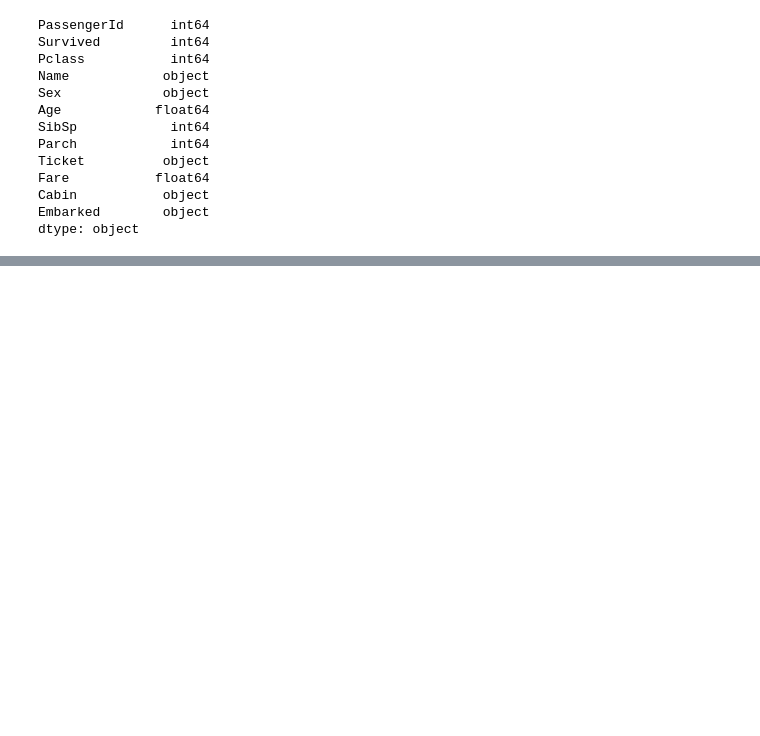
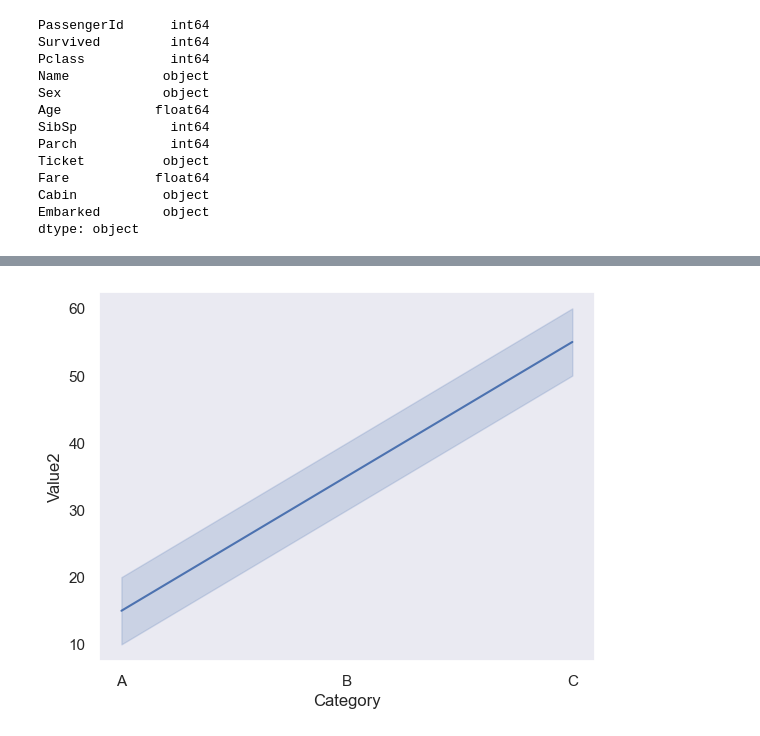
Before and after one commit to NikitaaArora/Ineuron, a Jupyter notebook: Python/Libraries/PANDAS/seaborn+matlotlib.ipynb, the cells around one changed output, grey strips where cells are left out. Saved outputs shown, nothing was run; the diff lists cells and outputs as text; code cells hidden in the pictures; blank space fills up the shorter version.

```diff
--- a/Python/Libraries/PANDAS/seaborn+matlotlib.ipynb
+++ b/Python/Libraries/PANDAS/seaborn+matlotlib.ipynb
@@ -125,0 +160,6 @@ dtype: object
+# %%
+sns.set_theme(style="dark")
+sns.lineplot(data, x='Category',y='Value2')
+plt.show() #seaborn is on top of matplotlib hence it doesnt show.
+# %% [output]
+[figure, added]
```
Also changed, not shown: parts of 12 cells of this notebook.
